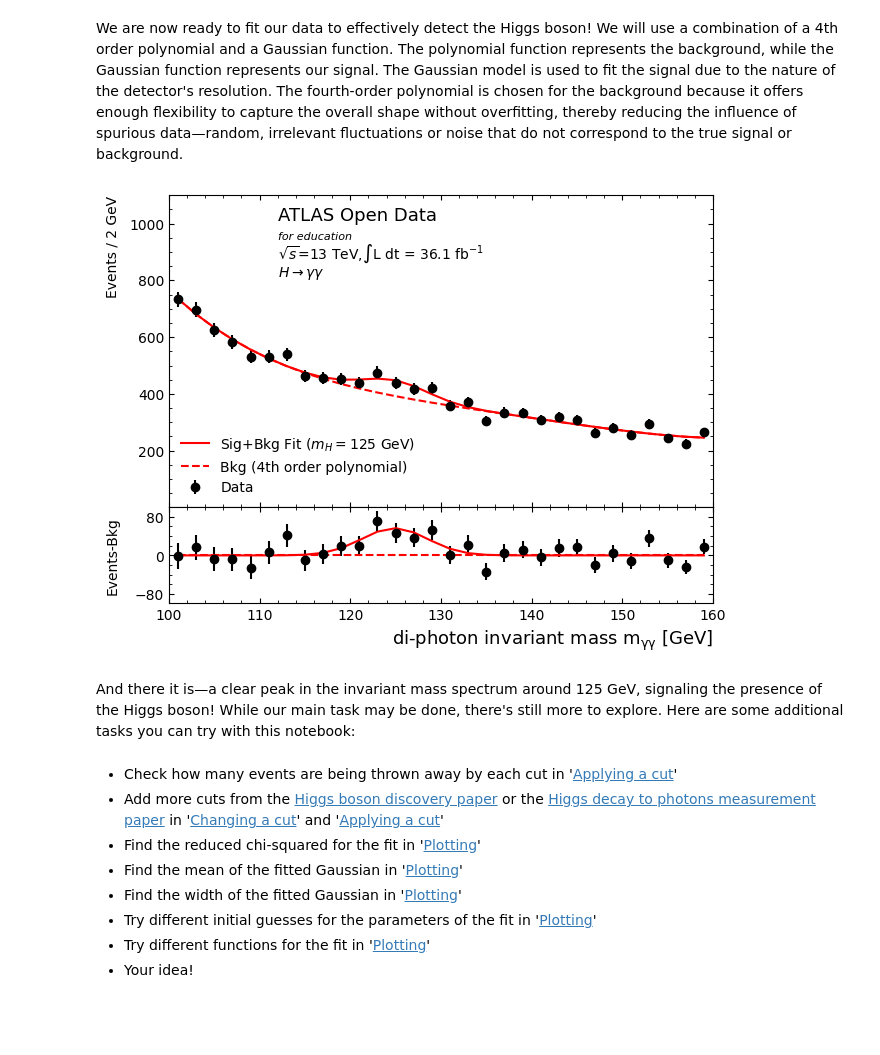
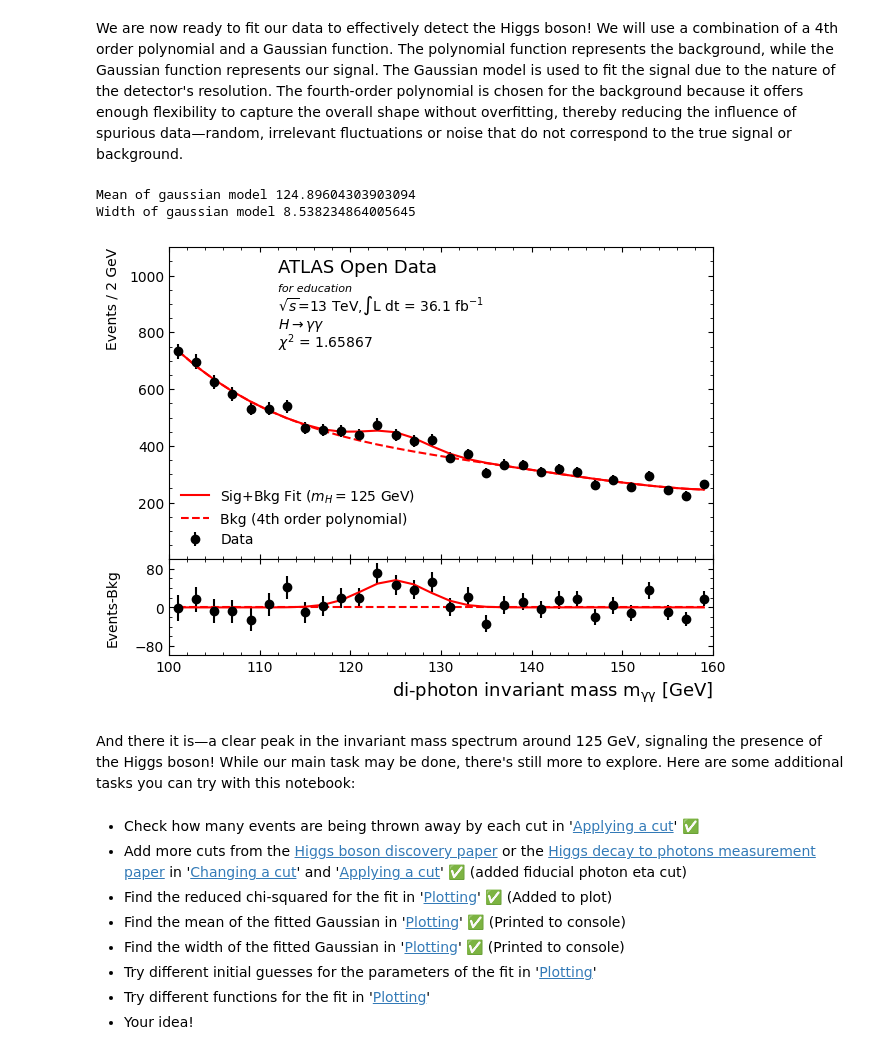
Before and after one commit to Jark5455/notebooks-collection-opendata, a Jupyter notebook: 13-TeV-examples/uproot_python/HyyAnalysisNew.ipynb, the cells around one changed output. Drawn from its saved outputs; the diff is of its cells as text; code cells hidden in the pictures; blank space fills up the shorter version.

```diff
--- a/13-TeV-examples/uproot_python/HyyAnalysisNew.ipynb
+++ b/13-TeV-examples/uproot_python/HyyAnalysisNew.ipynb
@@ -217,7 +224,16 @@ photon_eta = entry['photon_eta']
 # Only the events where modulus of photon_eta is outside the range 1.37 to 1.52 are kept
 condition_0 = (np.abs(photon_eta[:, 0]) < 1.52) & (np.abs(photon_eta[:, 0]) > 1.37)
 condition_1 = (np.abs(photon_eta[:, 1]) < 1.52) & (np.abs(photon_eta[:, 1]) > 1.37)
-photon_eta_cut_bool = (condition_0 | condition_1)
+
+"""
+Fiducial region condition from higgs discovery paper
+photon eta < 2.37 is kept
+"""
+
+condition_2 = (np.abs(photon_eta[:, 0]) > 2.37)
+condition_3 = (np.abs(photon_eta[:, 1]) < 2.37)
+
+photon_eta_cut_bool = (condition_0 | condition_1 | condition_2 | condition_3)
 print("The eta of the two photons:", photon_eta[:,0], photon_eta[:,1])
 print(f"Apply cut based on the eta requirements?{photon_eta_cut_bool}")
 
@@ -255,7 +283,16 @@ def cut_photon_eta_transition(photon_eta):
 # Only the events where modulus of photon_eta is outside the range 1.37 to 1.52 are kept
     condition_0 = (np.abs(photon_eta[:, 0]) < 1.52) & (np.abs(photon_eta[:, 0]) > 1.37)
     condition_1 = (np.abs(photon_eta[:, 1]) < 1.52) & (np.abs(photon_eta[:, 1]) > 1.37)
-    return condition_0 | condition_1
+
+    """
+    Fiducial region condition from higgs discovery paper
+    photon eta < 2.37 is kept
+    """
+
+    condition_2 = (np.abs(photon_eta[:, 0]) > 2.37)
+    condition_3 = (np.abs(photon_eta[:, 1]) > 2.37)
+
+    return condition_0 | condition_1 | condition_2 | condition_3
 
 # This function calculates the invariant mass of the 2-photon state
 def calc_mass(photon_pt, photon_eta, photon_phi, photon_e):
@@ -463,6 +537,19 @@ c4 = params_dict['c4'] # c4 of c0 + c1*x + c2*x^2 + c3*x^3 + c4*x^4
 
 # get the background only part of the fit to data
 background = c0 + c1*bin_centres + c2*bin_centres**2 + c3*bin_centres**3 + c4*bin_centres**4
+
+"""
+Find mean of gaussian and width of gaussian
+"""
+
+print("Mean of gaussian model " + str(params_dict['center']))
+print("Width of gaussian model " + str(params_dict['fwhm']))
+
+"""
+Calculate Chi Squared
+"""
+
+reduced_chi_squared = sum(np.square((data_x - background) / data_x_errors)) / len(data_x)
 
 # data fit - background fit = signal fit
 signal_x = data_x - background
@@ -544,6 +631,16 @@ plt.text(0.2, # x
         r'$H \rightarrow \gamma\gamma$', # text
         transform=main_axes.transAxes ) # coordinate system used is that of main_axes
 
+"""
+Add text with chi squared statistic
+"""
+
+plt.text(0.2,
+         0.68,
+         '$\chi^2$ = ' + "%.5f" % reduced_chi_squared,
+         transform=main_axes.transAxes
+         )
+
 # draw the legend
 main_axes.legend(frameon=False, # no box around the legend
                 loc='lower left' ) # legend location
@@ -574,42 +671,44 @@ sub_axes.plot(bin_centres, # x
             '--r' )  # dashed red line
 
 # set the x-axis limits on the sub axes
 sub_axes.set_xlim( left=xmin, right=xmax )
 
 # separation of x-axis minor ticks
 sub_axes.xaxis.set_minor_locator( AutoMinorLocator() )
 
 # x-axis label
 sub_axes.set_xlabel(r'di-photon invariant mass $\mathrm{m_{\gamma\gamma}}$ [GeV]',
                     x=1, horizontalalignment='right',
                     fontsize=13 )
 
 # set the tick parameters for the sub axes
 sub_axes.tick_params(which='both', # ticks on both x and y axes
                     direction='in', # Put ticks inside and outside the axes
                     top=True, # draw ticks on the top axis
                     right=True ) # draw ticks on right axis
 
 # separation of y-axis minor ticks
 sub_axes.yaxis.set_minor_locator( AutoMinorLocator() )
 
 # y-axis label on the sub axes
 sub_axes.set_ylabel( 'Events-Bkg' )
 
 
 # Generic features for both plots
 main_axes.yaxis.set_label_coords( -0.09, 1 ) # x,y coordinates of the y-axis label on the main axes
 sub_axes.yaxis.set_label_coords( -0.09, 0.5 ) # x,y coordinates of the y-axis label on the sub axes
 # %% [output]
+Mean of gaussian model 124.89604303903094
+Width of gaussian model 8.538234864005645
-[figure, old version]
+[figure, new version]
 # %% [markdown]
 And there it is—a clear peak in the invariant mass spectrum around 125 GeV, signaling the presence of the Higgs boson! While our main task may be done, there's still more to explore. Here are some additional tasks you can try with this notebook:
 # %% [markdown]
-* Check how many events are being thrown away by each cut in '[Applying a cut](#applying_cut)'
-* Add more cuts from the [Higgs boson discovery paper](https://www.sciencedirect.com/science/article/pii/S037026931200857X#se0090) or the [Higgs decay to photons measurement paper](https://journals.aps.org/prd/abstract/10.1103/PhysRevD.98.052005) in '[Changing a cut](#changing_cut)' and '[Applying a cut](#applying_cut)'
-* Find the reduced chi-squared for the fit in '[Plotting](#plotting)'
-* Find the mean of the fitted Gaussian in '[Plotting](#plotting)'
-* Find the width of the fitted Gaussian in '[Plotting](#plotting)'
-* Try different initial guesses for the parameters of the fit in '[Plotting](#plotting)'
+* Check how many events are being thrown away by each cut in '[Applying a cut](#applying_cut)' ✅
+* Add more cuts from the [Higgs boson discovery paper](https://www.sciencedirect.com/science/article/pii/S037026931200857X#se0090) or the [Higgs decay to photons measurement paper](https://journals.aps.org/prd/abstract/10.1103/PhysRevD.98.052005) in '[Changing a cut](#changing_cut)' and '[Applying a cut](#applying_cut)' ✅ (added fiducial photon eta cut)
+* Find the reduced chi-squared for the fit in '[Plotting](#plotting)' ✅ (Added to plot)
+* Find the mean of the fitted Gaussian in '[Plotting](#plotting)' ✅ (Printed to console)
+* Find the width of the fitted Gaussian in '[Plotting](#plotting)' ✅ (Printed to console)
+* Try different initial guesses for the parameters of the fit in '[Plotting](✅#plotting)'
 * Try different functions for the fit in '[Plotting](#plotting)'
 * Your idea!
```
Also changed, not shown: parts of 8 cells of this notebook.
